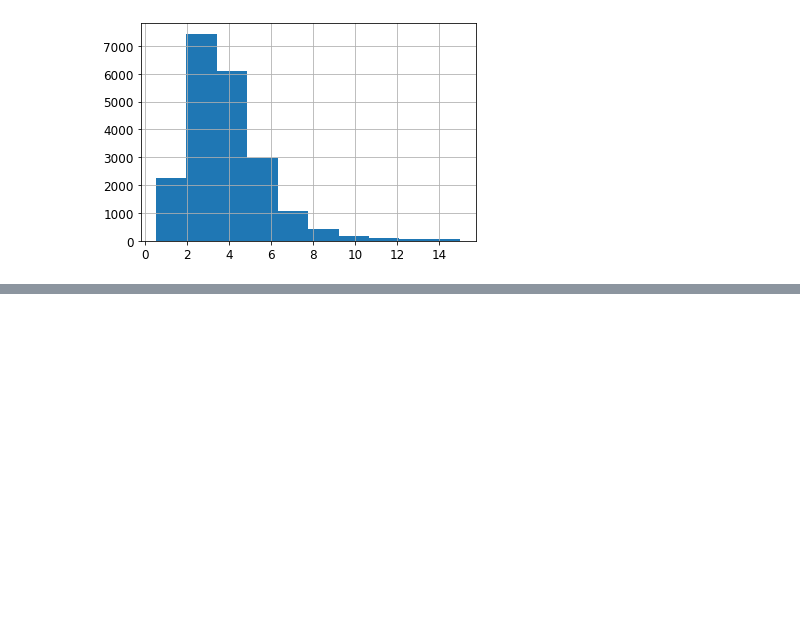
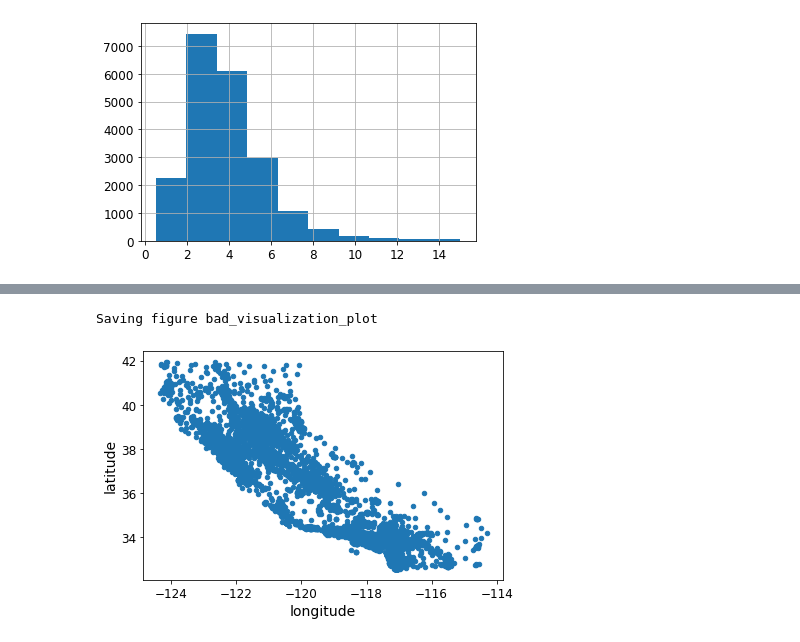
Before and after one commit to shahidnawazkhan/Machine-Learning-Book, a Jupyter notebook: Chapter 2/Chapter 2.ipynb, the cells around one changed output, grey strips where cells are left out. Cells and saved outputs as stored; diff of their text form; code cells hidden in the pictures; blank space fills up the shorter version.

```diff
--- a/Chapter 2/Chapter 2.ipynb
+++ b/Chapter 2/Chapter 2.ipynb
@@ -173,0 +224,7 @@ housing["median_income"].hist()
+# %%
+#Discover and visualize data to gain inisights
+housing.plot(kind="scatter", x="longitude", y="latitude")
+save_fig("bad_visualization_plot")
+# %% [output]
+Saving figure bad_visualization_plot
+[figure, added]
```
Also changed, not shown: parts of 29 cells of this notebook, 7 other files.
